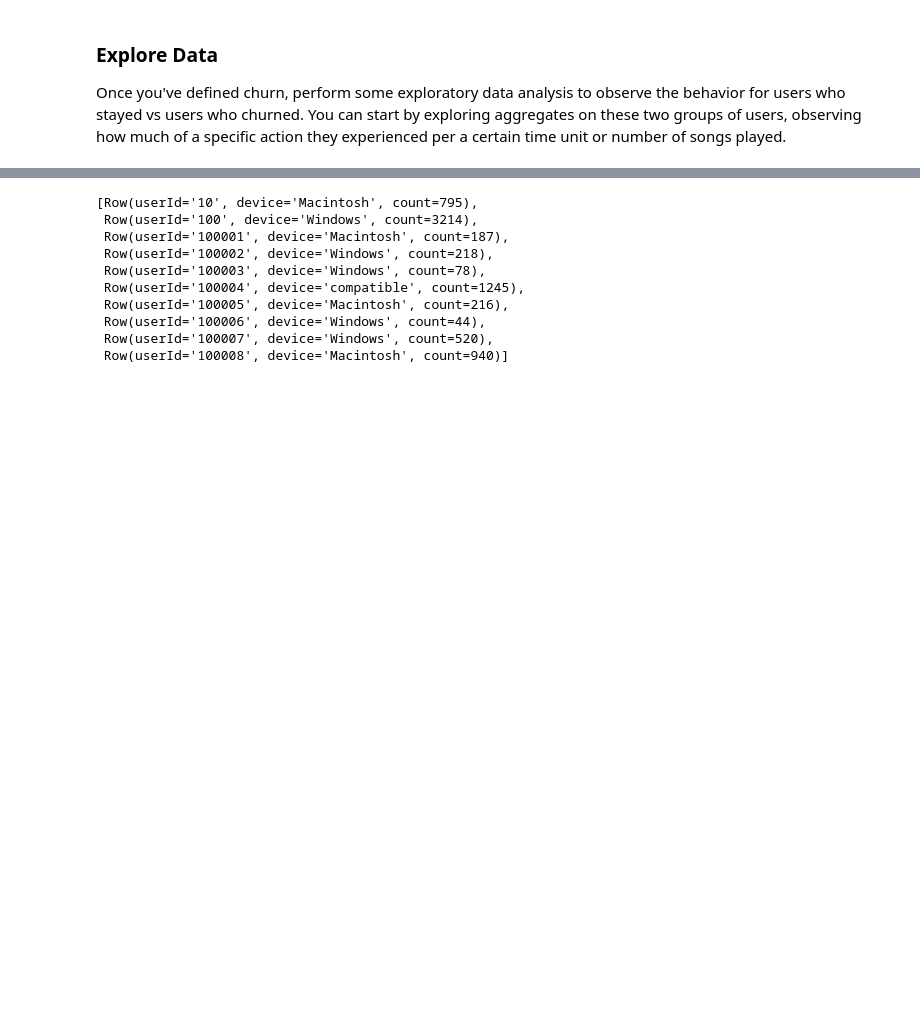
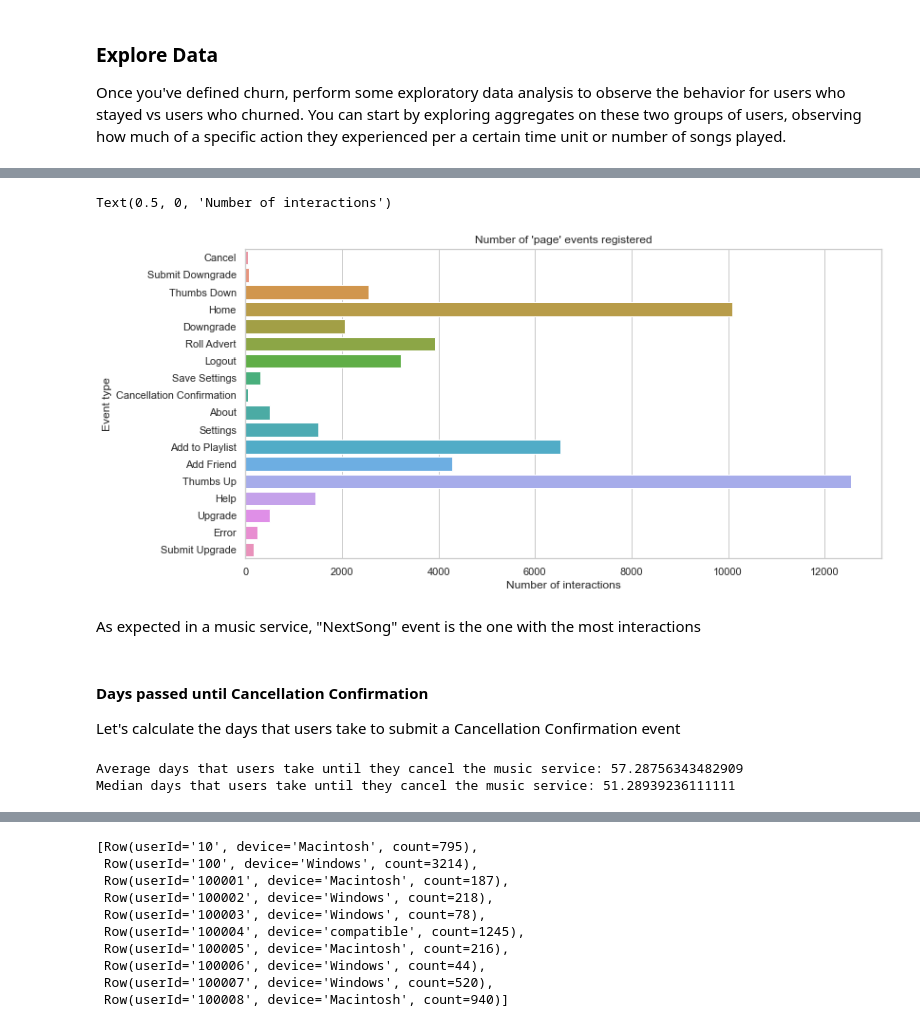
Before and after one commit to pedflotor/Sparkify-Churn-Prediction, a Jupyter notebook: Sparkify.ipynb, the cells around one changed output, grey strips where cells are left out. Cells and saved outputs as stored; diff of their text form; code cells hidden in the pictures; blank space fills up the shorter version.

```diff
--- a/Sparkify.ipynb
+++ b/Sparkify.ipynb
@@ -526,0 +323,16 @@ device_cnts = spark.createDataFrame(device_cnts.sort_values(['userId','count']).
+# %%
+# Number of "page" events registered without 'NextSong'
+plt.figure(figsize=(12, 6))
+sns.set_style("whitegrid")
+ax = sns.barplot(x="count", y="page", data=data[data.page!='NextSong'])
+ax.set_title("Number of 'page' events registered")
+ax.set_ylabel("Event type")
+ax.set_xlabel("Number of interactions")
+# %% [output]
+Text(0.5, 0, 'Number of interactions')
+[figure, added]
+# %% [markdown]
+As expected in a music service, "NextSong" event is the one with the most interactions
+# %% [markdown]
+#### Days passed until Cancellation Confirmation
+Let's calculate the days that users take to submit a Cancellation Confirmation event
@@ -526,0 +353,7 @@ device_cnts = spark.createDataFrame(device_cnts.sort_values(['userId','count']).
+# %%
+# Average and median days until user cancels the service
+print("Average days that users take until they cancel the music service:", cancel_sparkify_date["diff_days"].mean())
+print("Median days that users take until they cancel the music service:", cancel_sparkify_date["diff_days"].median())
+# %% [output]
+Average days that users take until they cancel the music service: 57.28756343482909
+Median days that users take until they cancel the music service: 51.28939236111111
```
Also changed, not shown: parts of 44 cells of this notebook.
